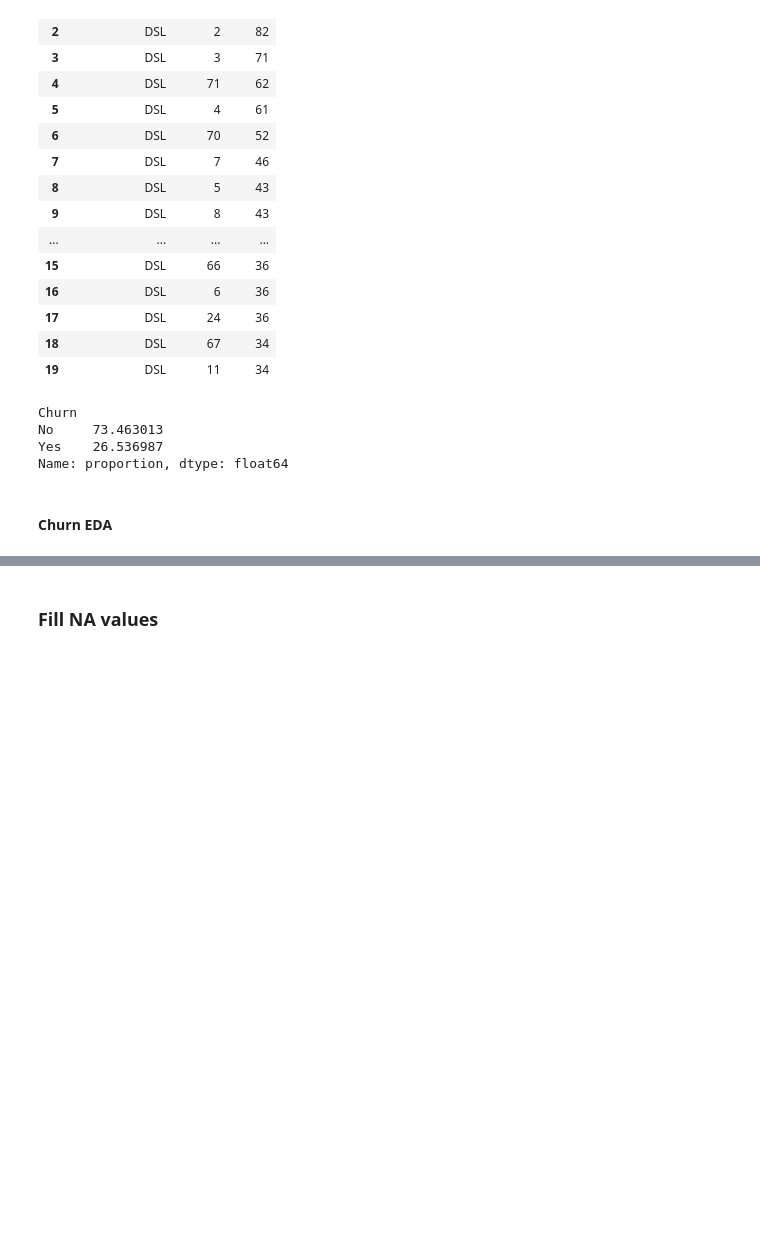
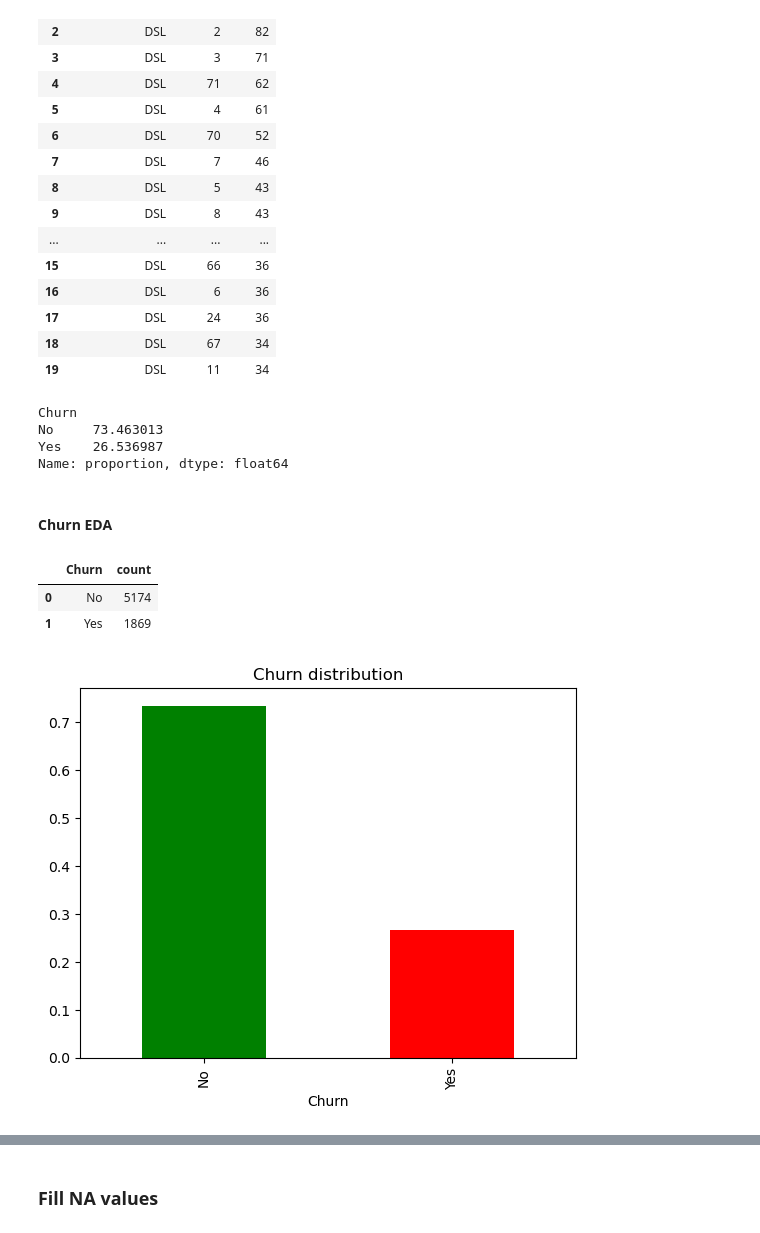
Before and after one commit to pratham122/Telco_customer_data, a Jupyter notebook: Telco_customer.ipynb, the cells around one changed output, grey strips where cells are left out. Drawn from its saved outputs; the diff is of its cells as text; code cells hidden in the pictures; blank space fills up the shorter version.

```diff
--- a/Telco_customer.ipynb
+++ b/Telco_customer.ipynb
@@ -199,3 +198,13 @@ Yes    26.536987
 Name: proportion, dtype: float64
 # %% [markdown]
 #### Churn EDA
+# %%
+df['Churn'].value_counts(normalize=True).plot(kind='bar', color=['green', 'red'], title='Churn distribution')
+df['Churn'].value_counts().reset_index(name='count')
+
+# There are 73.5% customers who continue there services. Overall churn rate is 26.5%.
+# %% [output]
+|  | Churn | count |
+| 0 | No | 5174 |
+| 1 | Yes | 1869 |
+[figure, added]
```
Also changed, not shown: parts of 11 cells of this notebook, 1 other file.
